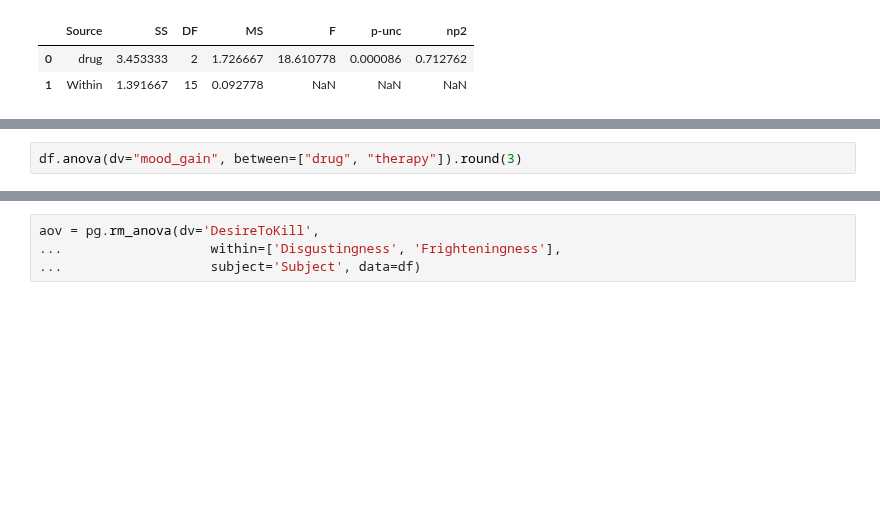
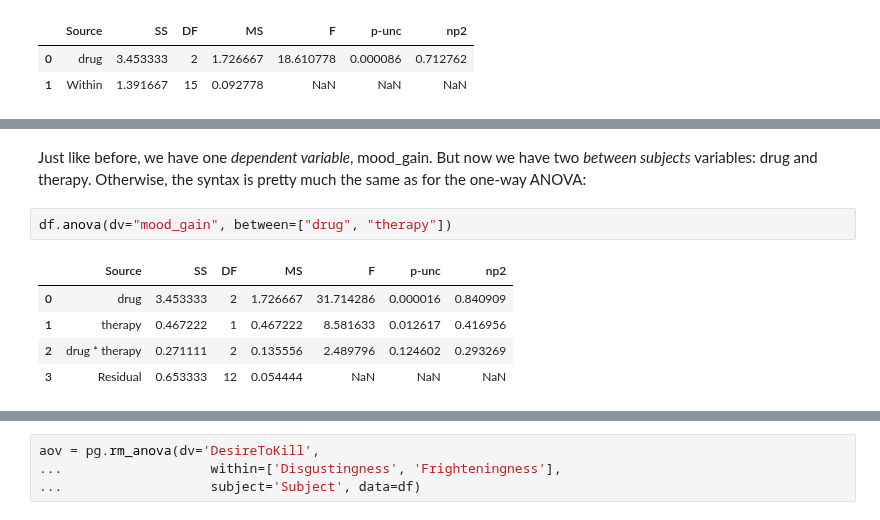
Before and after one commit to ethanweed/ExPsyLing, a Jupyter notebook: 2021/Notebooks/ANOVA_notebook1.ipynb, the cells around one changed output, grey strips where cells are left out. Cells and saved outputs as stored; diff of their text form; blank space fills up the shorter version.

```diff
--- a/2021/Notebooks/ANOVA_notebook1.ipynb
+++ b/2021/Notebooks/ANOVA_notebook1.ipynb
@@ -59,2 +72,10 @@ sns.pointplot(data = df, x = 'drug', y = 'mood_gain', hue = 'therapy')
+# %% [markdown]
+Just like before, we have one _dependent variable_, mood_gain. But now we have two _between subjects_ variables: drug and therapy. Otherwise, the syntax is pretty much the same as for the one-way ANOVA:
 # %%
-df.anova(dv="mood_gain", between=["drug", "therapy"]).round(3)
+df.anova(dv="mood_gain", between=["drug", "therapy"])
+# %% [output]
+|  | Source | SS | DF | MS | F | p-unc | np2 |
+| 0 | drug | 3.453333 | 2 | 1.726667 | 31.714286 | 0.000016 | 0.840909 |
+| 1 | therapy | 0.467222 | 1 | 0.467222 | 8.581633 | 0.012617 | 0.416956 |
+| 2 | drug * therapy | 0.271111 | 2 | 0.135556 | 2.489796 | 0.124602 | 0.293269 |
+| 3 | Residual | 0.653333 | 12 | 0.054444 | NaN | NaN | NaN |
```
Also changed, not shown: parts of 27 cells of this notebook, 2 other files.
